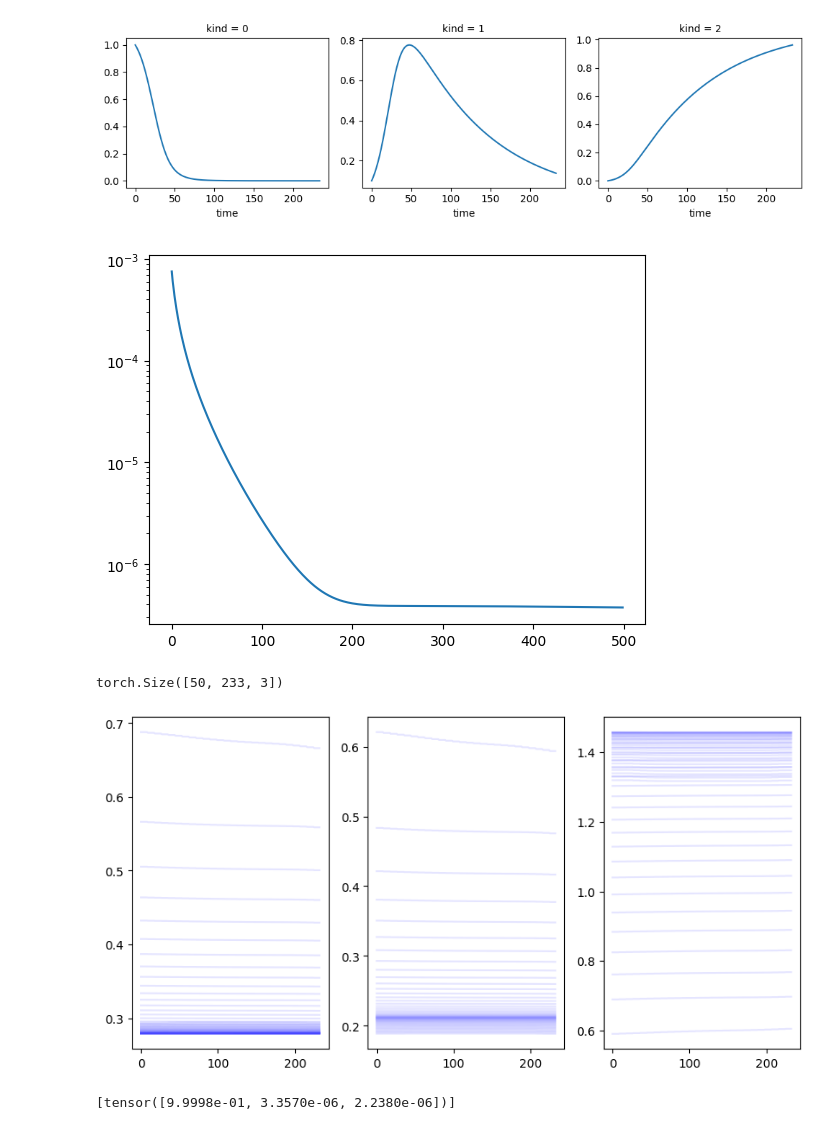
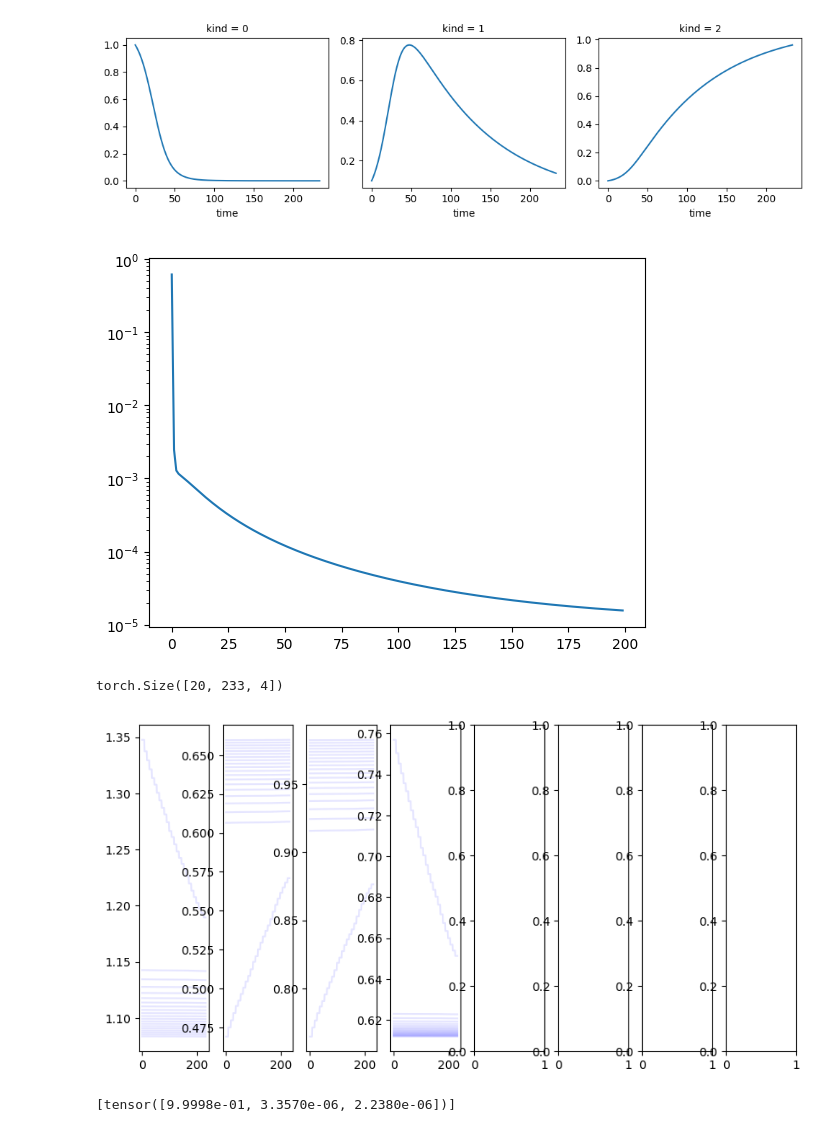
Before and after one commit to iebos/NeuralABM, a Jupyter notebook: models/Covid_mob/experiment_notebook.ipynb, the cells around one changed output. Drawn from its saved outputs; the diff is of its cells as text; code cells hidden in the pictures.

```diff
--- a/models/Covid_mob/experiment_notebook.ipynb
+++ b/models/Covid_mob/experiment_notebook.ipynb
@@ -76,12 +76,12 @@ xr.DataArray(data, dims=["time", "kind"]).plot(col="kind", sharey=False)
 # Initialise the neural network
 NN = NeuralNet(
     input_size=training_data.shape[1],
-    output_size=3, #learn twoo! parameters
+    output_size=4, #learn twoo! parameters
     num_layers=5,
     nodes_per_layer=dict(default=20),
     activation_funcs=dict(default='sigmoid', layer_specific={0: 'softplus', -1: 'softplus'}),
     biases=dict(default=[-1, 1]),
-    learning_rate=0.0002
+    learning_rate=0.001
 )
 
 loss_ts = []
@@ -89,10 +89,10 @@ loss_ts = []
 pred_param = []
 # %%
 # Train
-n_epochs = 500
+n_epochs = 200
 batch_size = 10
 write_every = 10
-parameters = dict(dt=0.1)
+parameters = dict(dt=1)
 
 for e in (pbar := tqdm.tqdm(range(n_epochs))):
 
@@ -108,13 +108,13 @@ for e in (pbar := tqdm.tqdm(range(n_epochs))):
         if e % write_every == 0:
             _pred_param.append(predicted_parameters.clone().detach())
 
-        # beta = torch.sigmoid((predicted_parameters[0]*weathermob_data[t, 0]**2) - (predicted_parameters[1]*weathermob_data[t, 0]**2)*weathermob_data[t, 1])
-        beta = predicted_parameters[0] + weathermob_data[t, 0]*predicted_parameters[1]
-        # beta = (predicted_parameters[0]*weathermob_data[t, 0]**2) - (predicted_parameters[1]*weathermob_data[t, 0]**2)*weathermob_data[t, 1]
+        #if t < 30:
+        beta = torch.clamp((predicted_parameters[0]*weathermob_data[t, 0]**predicted_parameters[3] - (predicted_parameters[1]*weathermob_data[t, 0]**predicted_parameters[3])*(weathermob_data[t, 1]+1)), min=0.001)
+
         predicted_data.append(SIR_model(predicted_data[-1],
                                         parameters={'k_I': beta[0],
                                                     'k_R': predicted_parameters[2],
-                                                    'dt': torch.tensor(0.1)}))
+                                                    'dt': torch.tensor(1)}))
 
         if t > 0 and (len(predicted_data) % batch_size == 0):
 
@@ -137,19 +137,19 @@ fig, ax = plt.subplots()
 ax.plot(loss_ts)
 ax.set_yscale('log')
 # %% [output]
-[figure, old version]
+[figure, new version]
 # %%
 preds = torch.stack([torch.stack(x) for x in pred_param])
 preds.shape
 # %% [output]
-torch.Size([50, 233, 3])
+torch.Size([20, 233, 4])
 # %%
-fig, axs = plt.subplots(ncols=3, figsize=(10, 5))
+fig, axs = plt.subplots(ncols=8, figsize=(10, 5))
 for p in preds:
     for idx, arr in enumerate(p.transpose(0, 1)):
         axs[idx].plot(arr, alpha=0.1, color='blue')
 # %% [output]
-[figure, old version]
+[figure, new version]
 # %%
 [training_data[0]]
 # %% [output]
```
Also changed, not shown: parts of 8 cells of this notebook, 13 other files.
